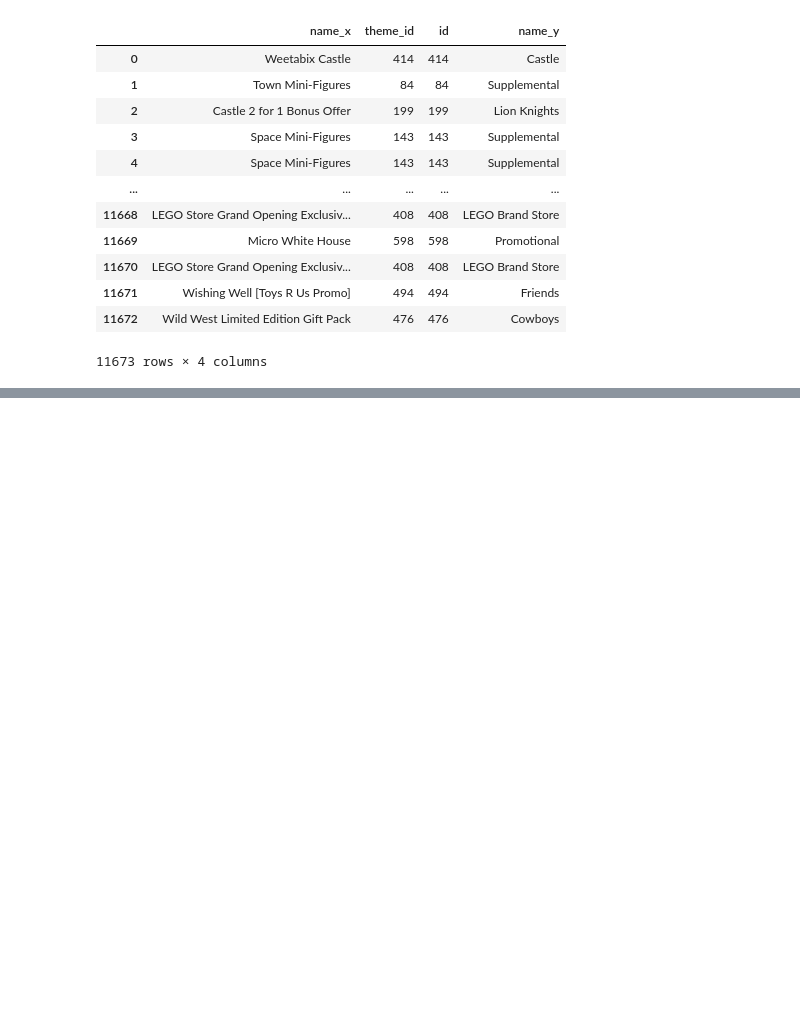
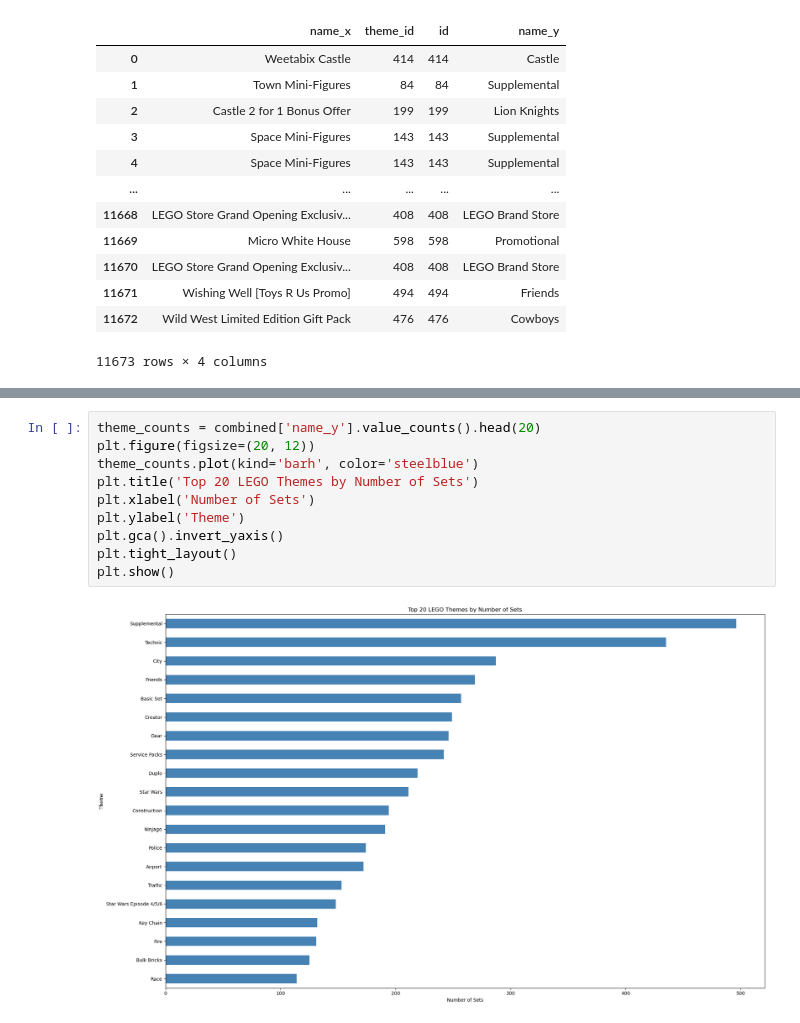
Before and after one commit to Jayaditya-Singh/Intro-to-Data-Mining-Portfolio, a Jupyter notebook: Project1.ipynb, the cells around one changed output, grey strips where cells are left out. Drawn from its saved outputs; the diff is of its cells as text; blank space fills up the shorter version.

```diff
--- a/Project1.ipynb
+++ b/Project1.ipynb
@@ -96,0 +121,12 @@ combined.plot(x='name_y', y='name_x', kind='scatter')
+# %%
+theme_counts = combined['name_y'].value_counts().head(20)
+plt.figure(figsize=(20, 12))
+theme_counts.plot(kind='barh', color='steelblue')
+plt.title('Top 20 LEGO Themes by Number of Sets')
+plt.xlabel('Number of Sets')
+plt.ylabel('Theme')
+plt.gca().invert_yaxis()
+plt.tight_layout()
+plt.show()
+# %% [output]
+[figure, added]
```
Also changed, not shown: parts of 11 cells of this notebook.
